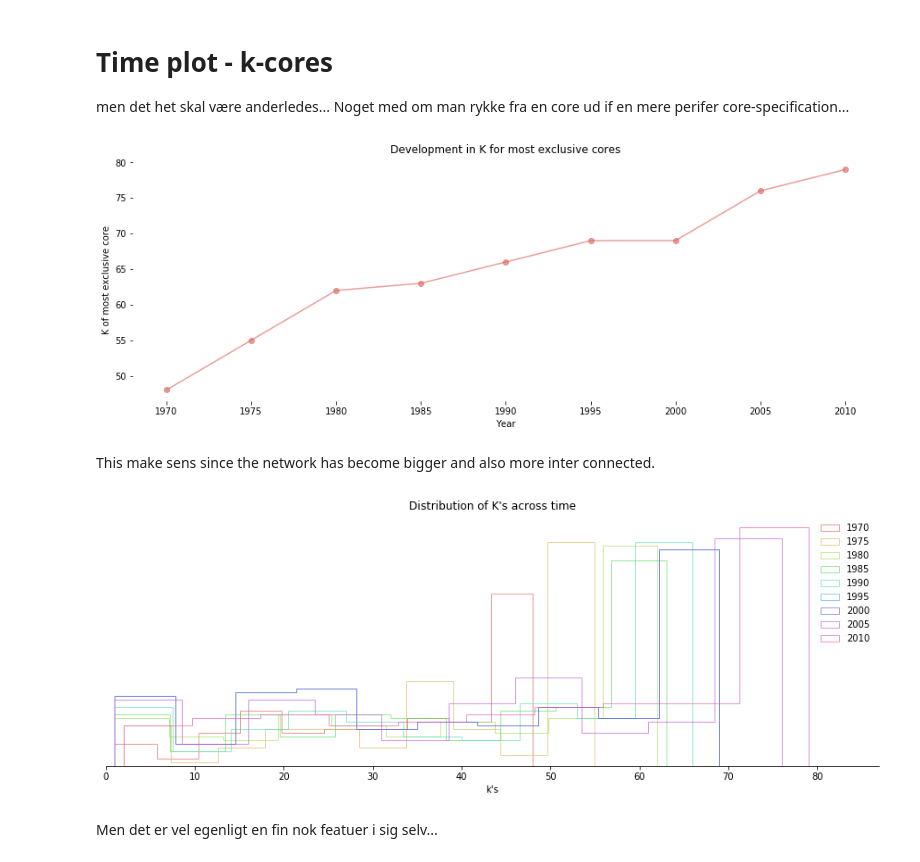
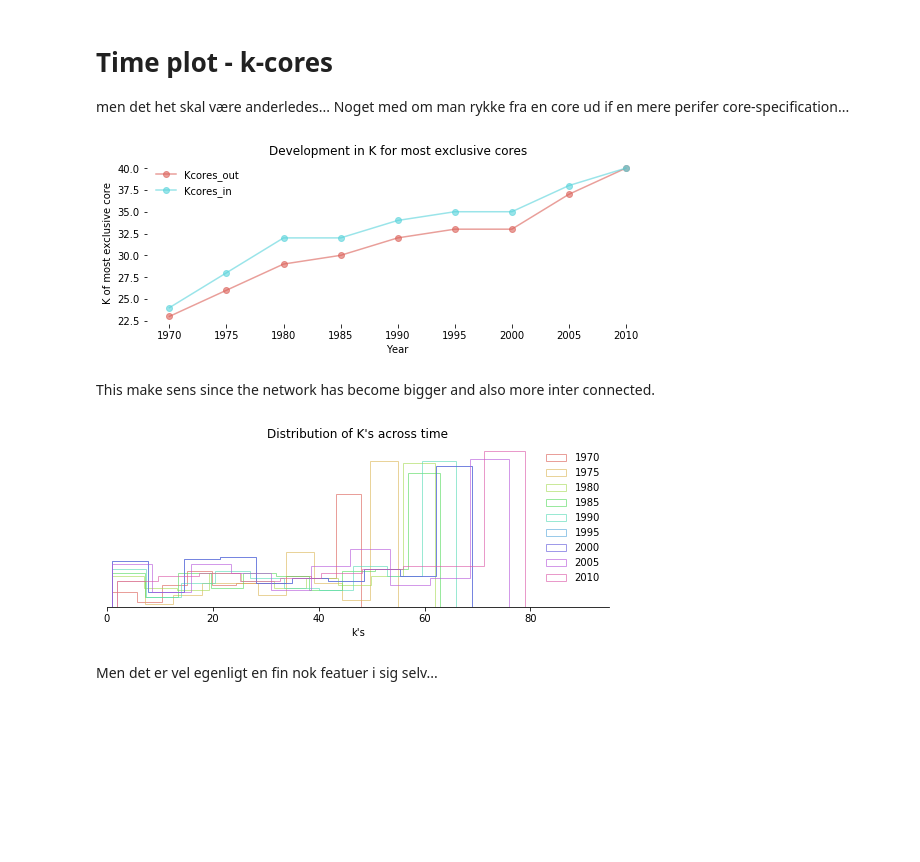
Before and after one commit to Polichinel/SNA, a Jupyter notebook: main_py.ipynb, the cells around one changed output. Drawn from its saved outputs; the diff is of its cells as text; code cells hidden in the pictures; blank space fills up the shorter version.

```diff
--- a/main_py.ipynb
+++ b/main_py.ipynb
@@ -424,46 +608,57 @@ I sidste ende hanlder det jo også om hvad dine edges symbolicere!
 # Time plot - k-cores
 men det het skal være anderledes... Noget med om man rykke fra en core ud if en mere perifer core-specification...
 # %%
-def get_k_size(df = df, metric = 'Kcores_all'):
+def get_k_size(df = df, metric1 = 'Kcores_out', metric2 = 'Kcores_in'):
 
     years = [1970, 1975, 1980, 1985, 1990, 1995, 2000, 2005, 2010]
-    colors = sns.palettes.color_palette(palette = "hls")
+    colors = sns.palettes.color_palette(palette = "hls", n_colors=2)
 
-    kcores_size_list = []
+    kcores_size_list1 = []
+    kcores_size_list2 = []
+
 
     for i in range(len(years)):
 
-        kcores_size = df[df['year'] == years[i]][metric].max()
+        kcores_size1 = df[df['year'] == years[i]][metric1].max()
+        kcores_size_list1.append(kcores_size1)
 
-        kcores_size_list.append(kcores_size)
+        kcores_size2 = df[df['year'] == years[i]][metric2].max()
+        kcores_size_list2.append(kcores_size2)
 
-    plt.figure(figsize= [15,5])
+    plt.figure(figsize= [9,3])
 
     x = years
-    y = kcores_size_list
+    y1 = kcores_size_list1
+    y2 = kcores_size_list2
 
-    plt.plot(x,y,'-o', alpha = 0.6, color = colors[0])
+
+    plt.plot(x,y1,'-o', alpha = 0.6, color = colors[0], label = metric1)
+    plt.plot(x,y2,'-o', alpha = 0.6, color = colors[1], label = metric2)
+
 
     plt.xlabel('Year')
     plt.ylabel("K of most exclusive core")#right
 
     plt.title('Development in K for most exclusive cores')
 
     sns.despine(left = True, bottom = True)
     #plt.grid()
-    #plt.legend(frameon = False)
+    plt.legend(frameon = False)
+
+    fig_title = 'devl_Kcores.pdf'
+    plt.savefig(fig_title, bbox_inches="tight")
+
     plt.show()
 
-
 get_k_size()
 # %% [output]
-[figure, old version]
+[figure, new version]
 # %% [markdown]
 This make sens since the network has become bigger and also more inter connected.
 # %%
 def k_core_hist(df=df, metric = 'Kcores_all'):
 
-    plt.figure(figsize=[15,5])
+    plt.figure(figsize=[9,3])
     years = [1970, 1975, 1980, 1985, 1990, 1995, 2000, 2005, 2010]
     colors = sns.palettes.color_palette(palette = "hls", n_colors = len(years))
 
@@ -480,7 +675,7 @@ def k_core_hist(df=df, metric = 'Kcores_all'):
 
     plt.title("Distribution of K's across time")
 
-    maximum = max(x) * 1.1
+    maximum = max(x) * 1.2
     minimum = 0  #np.min(count[0])
 
     plt.xlim(minimum,maximum) #burde automatiseres
@@ -498,7 +693,7 @@ def k_core_hist(df=df, metric = 'Kcores_all'):
 
 k_core_hist()
 # %% [output]
-[figure, old version]
+[figure, new version]
 # %% [markdown]
 Men det er vel egenligt en fin nok featuer i sig selv...
 # %%
```
Also changed, not shown: parts of 37 cells of this notebook.
